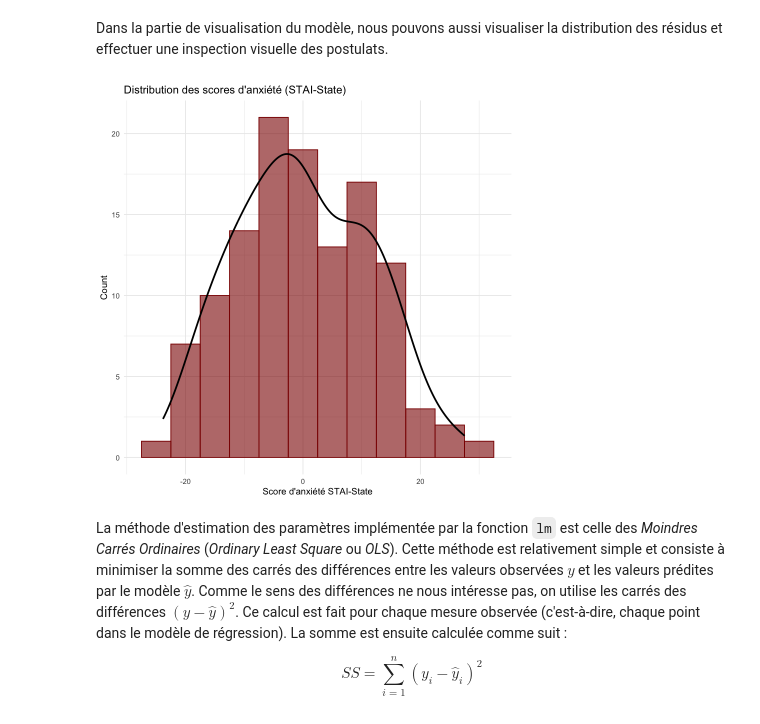
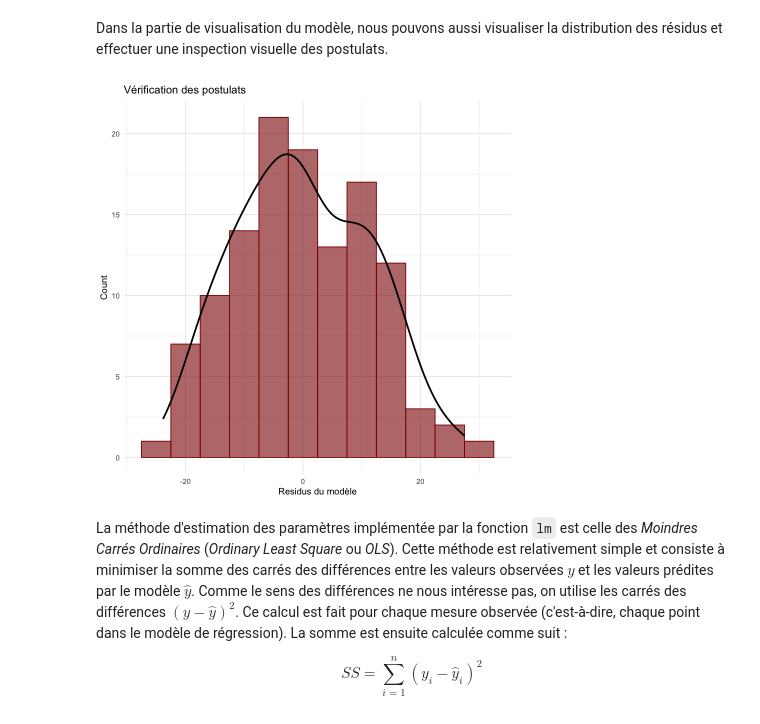
Before and after one commit to Affect-Learning-Decisions-Lab/cours_751526, a Jupyter notebook: motivations/motivations.ipynb, the cells around one changed output. Saved outputs shown, nothing was run; the diff lists cells and outputs as text; code cells hidden in the pictures.

```diff
--- a/motivations/motivations.ipynb
+++ b/motivations/motivations.ipynb
@@ -215,17 +216,17 @@ Dans la partie de visualisation du modèle, nous pouvons aussi visualiser la dis
 # %%
 residuals <- summary(glm_anxiety)$residuals
 
 bin_size <- 5
 
 ggplot(simulated_data, aes(x = residuals )) +
   geom_histogram(binwidth = bin_size, fill = darkred, color = darkred, alpha = 0.6) +
-  geom_density(aes(y = ..count.. * bin_size), color = "black",  linewidth = 1) +  # Ajustement de l'échelle
+  geom_density(aes(y = after_stat(count) * bin_size), color = "black",  linewidth = 1) +  # Ajustement de l'échelle
   labs(title = "Vérification des postulats",
        x = "Residus du modèle",
        y = "Count") +
   theme_minimal()
 # %% [output]
-[figure, old version]
+[figure, new version]
 # %% [markdown]
 La méthode d'estimation des paramètres implémentée par la fonction `lm` est celle des *Moindres Carrés Ordinaires* (*Ordinary Least Square* ou *OLS*). Cette méthode est relativement simple et consiste à minimiser la somme des carrés des différences entre les valeurs observées $y$ et les valeurs prédites par le modèle $\hat{y}$.
 Comme le sens des différences ne nous intéresse pas, on utilise les carrés des différences $(y -\hat{y})^2$. Ce calcul est fait pour chaque mesure observée (c'est-à-dire, chaque point dans le modèle de régression). La somme est ensuite calculée comme suit :
```
Also changed, not shown: parts of 5 cells of this notebook.
